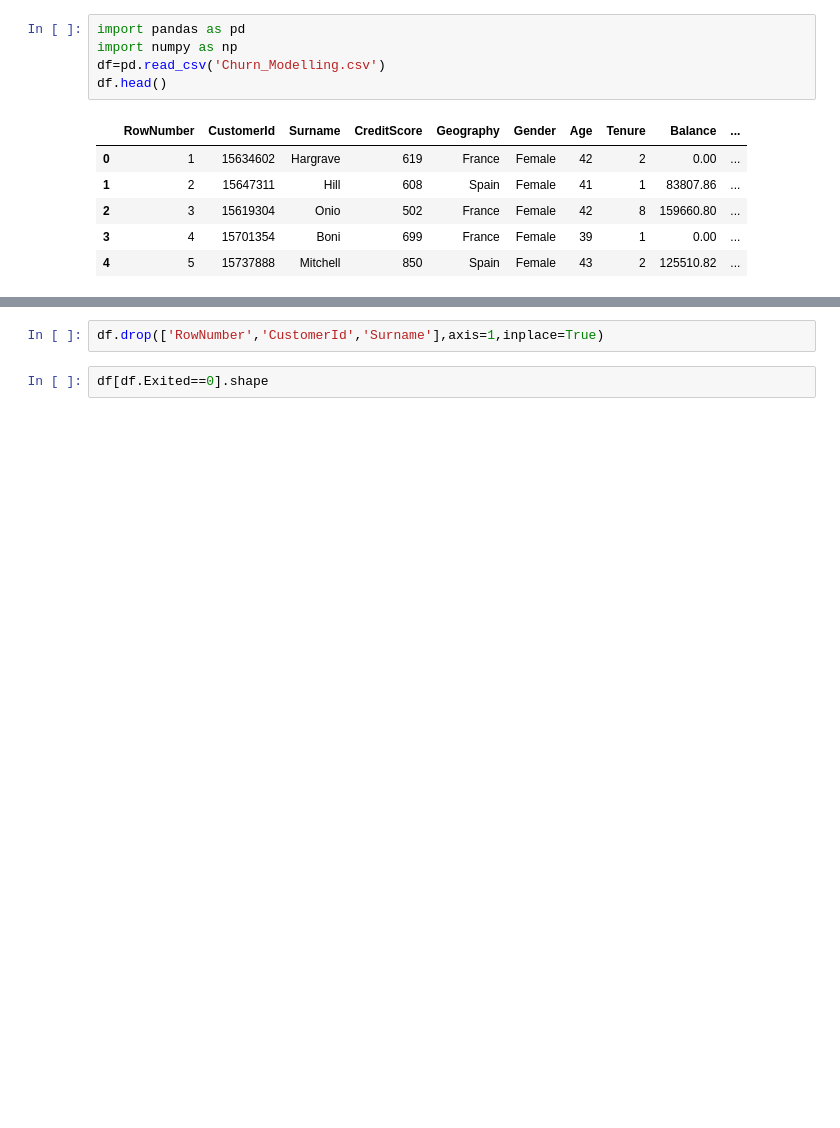
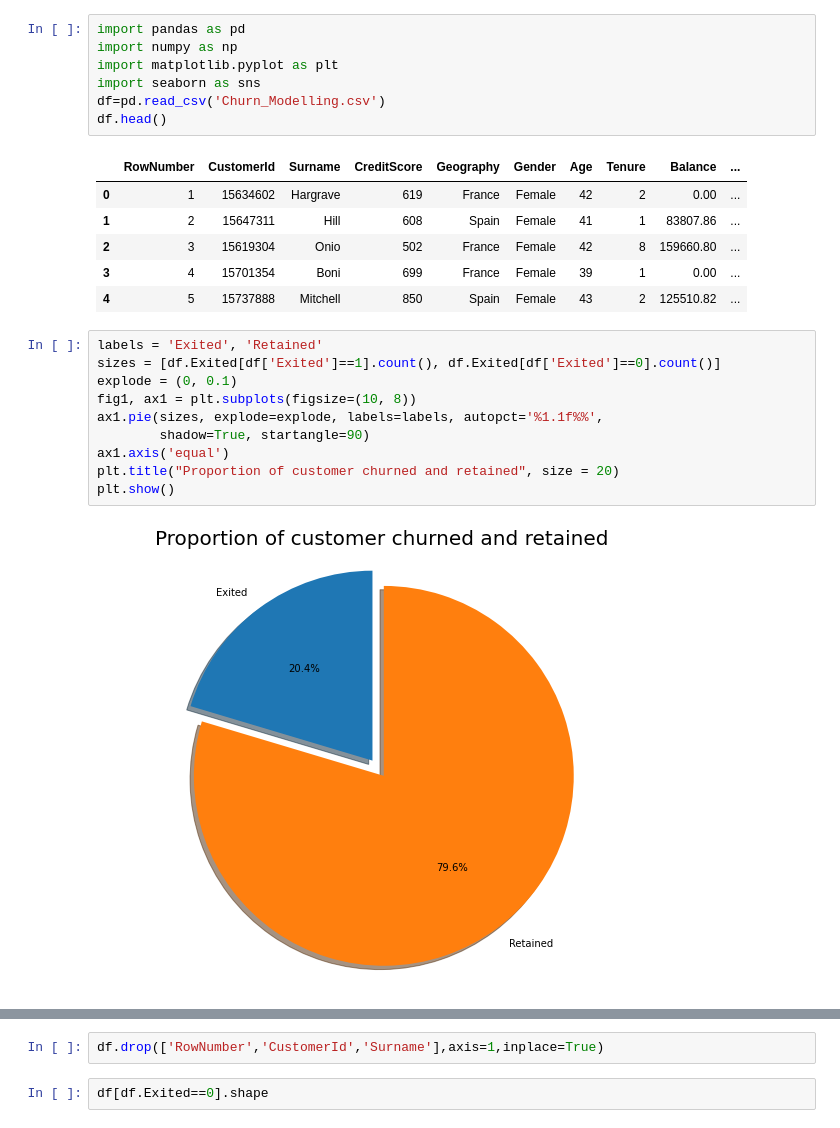
Before and after one commit to aniruddhapal/Bank-Customer-Churn-Modelling-using-ANN, a Jupyter notebook: Bank Customer Churn Modelling.ipynb, the cells around one changed output, grey strips where cells are left out. Cells and saved outputs as stored; diff of their text form; blank space fills up the shorter version.

```diff
--- a/Bank Customer Churn Modelling.ipynb
+++ b/Bank Customer Churn Modelling.ipynb
@@ -1,6 +1,8 @@
 # %%
 import pandas as pd
 import numpy as np
+import matplotlib.pyplot as plt
+import seaborn as sns
 df=pd.read_csv('Churn_Modelling.csv')
 df.head()
 # %% [output]
@@ -10,3 +12,15 @@ df.head()
 | 2 | 3 | 15619304 | Onio | 502 | France | Female | 42 | 8 | 159660.80 | ... |
 | 3 | 4 | 15701354 | Boni | 699 | France | Female | 39 | 1 | 0.00 | ... |
 | 4 | 5 | 15737888 | Mitchell | 850 | Spain | Female | 43 | 2 | 125510.82 | ... |
+# %%
+labels = 'Exited', 'Retained'
+sizes = [df.Exited[df['Exited']==1].count(), df.Exited[df['Exited']==0].count()]
+explode = (0, 0.1)
+fig1, ax1 = plt.subplots(figsize=(10, 8))
+ax1.pie(sizes, explode=explode, labels=labels, autopct='%1.1f%%',
+        shadow=True, startangle=90)
+ax1.axis('equal')
+plt.title("Proportion of customer churned and retained", size = 20)
+plt.show()
+# %% [output]
+[figure, added]
```
Also changed, not shown: parts of 46 cells of this notebook.
